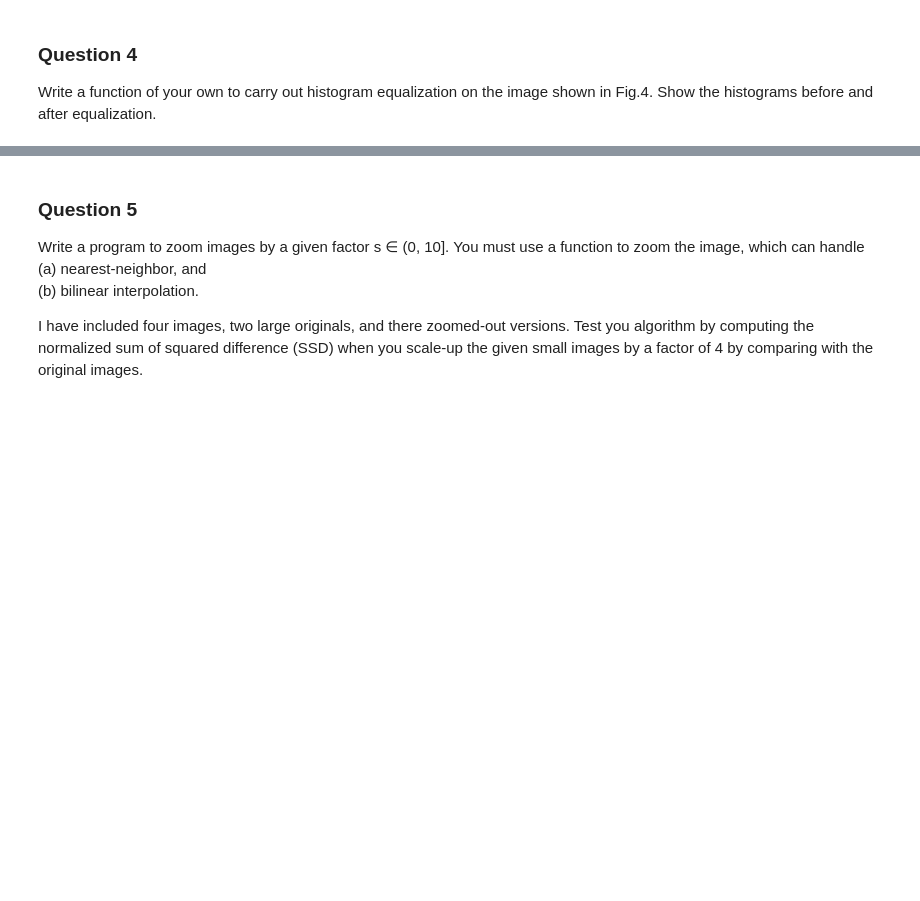
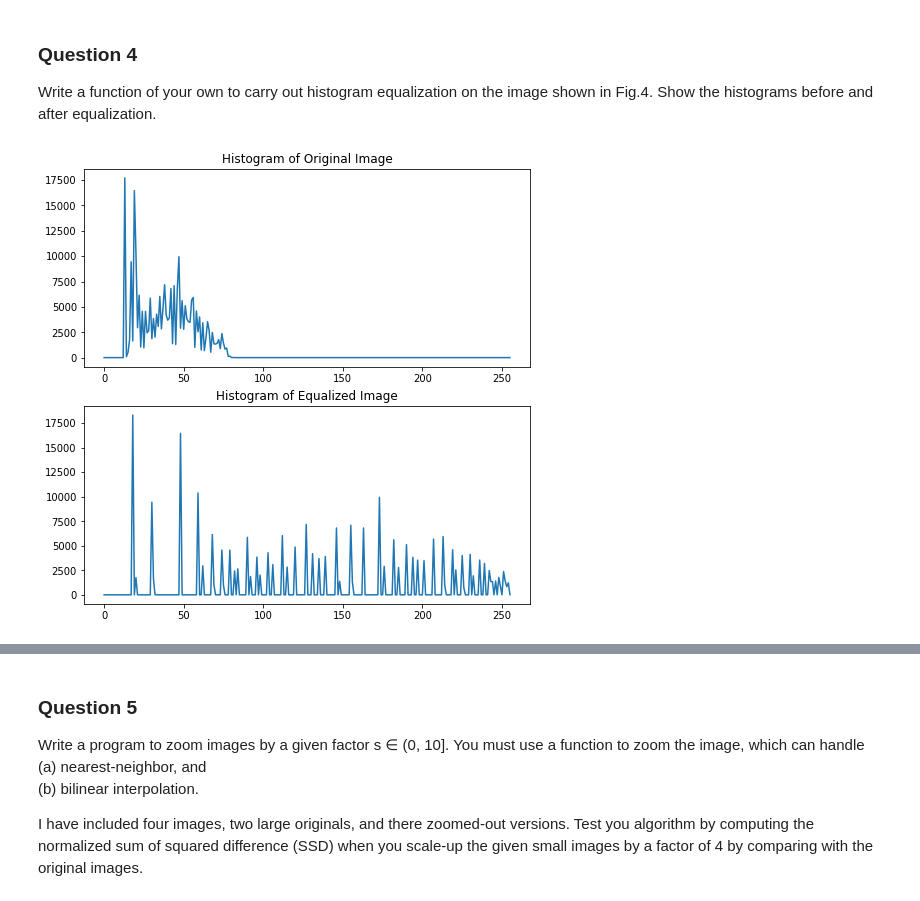
Before and after one commit to ayodyawkh/EN2550, a Jupyter notebook: Assignment_1/Assignment1.ipynb, the cells around one changed output, grey strips where cells are left out. Cells and saved outputs as stored; diff of their text form; code cells hidden in the pictures; blank space fills up the shorter version.

```diff
--- a/Assignment_1/Assignment1.ipynb
+++ b/Assignment_1/Assignment1.ipynb
@@ -178,3 +179,34 @@ plt.show()
 # %% [markdown]
 ### Question 4
 Write a function of your own to carry out histogram equalization on the image shown in Fig.4. Show the histograms before and after equalization.
+# %%
+import numpy as np
+import cv2 as cv
+import matplotlib.pyplot as plt
+
+Img = cv.imread('shells.png',cv.IMREAD_GRAYSCALE)
+assert Img is not None
+
+def Equalize_Histogram(Image):
+    hist,bins = np.histogram(Image.ravel(), 256, [0 ,256])
+
+    cdf = hist.cumsum()
+
+    cdf = (cdf-cdf[0]) *255/(cdf[-1]-1)
+    cdf = cdf.astype(np.uint8)
+    Equ_Img = cdf[Image]
+
+    return Equ_Img
+
+hist,bins = np.histogram(Img.ravel(), 256, [0 ,256])
+equ_Img = Equalize_Histogram(Img)
+hist_e = cv.calcHist([equ_Img],[0], None, [256], [0,256])
+
+figure, axis = plt.subplots(2,1, figsize = (8,8))
+axis[0].plot(hist)
+axis[0].title.set_text('Histogram of Original Image')
+axis[1].plot(hist_e)
+axis[1].title.set_text('Histogram of Equalized Image')
+plt.show()
+# %% [output]
+[figure, added]
```
Also changed, not shown: parts of 4 cells of this notebook.
